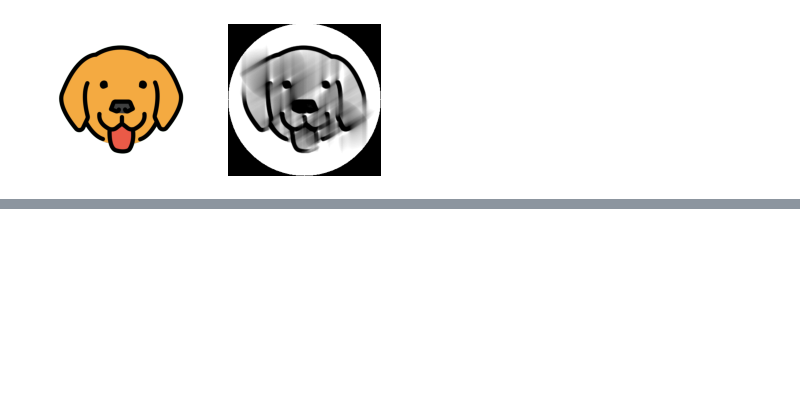
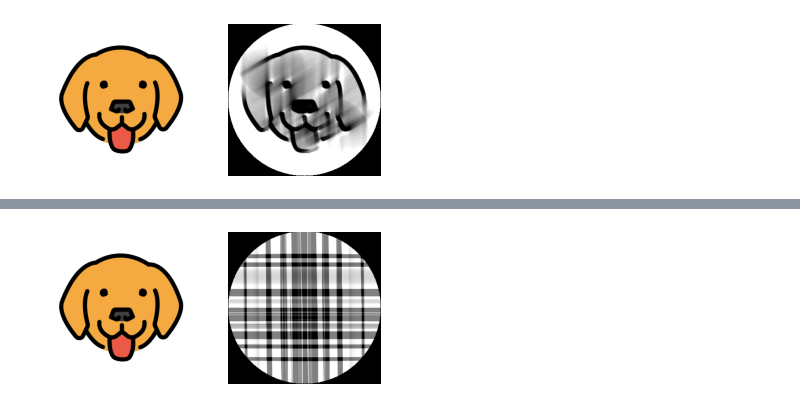
Before and after one commit to kolibril13/pyscript-emoji-skimage, a Jupyter notebook: pr-preview/pr-7/emoji_notebook.ipynb, the cells around one changed output, grey strips where cells are left out. Drawn from its saved outputs; the diff is of its cells as text; code cells hidden in the pictures; blank space fills up the shorter version.

```diff
--- a/pr-preview/pr-7/emoji_notebook.ipynb
+++ b/pr-preview/pr-7/emoji_notebook.ipynb
@@ -38,0 +152,9 @@ show(filtered_image)
+# %%
+plt.subplot(1,2,1)
+show(emoji_data)
+
+plt.subplot(1,2,2)
+filtered_image = tomo_missing_angle_clip(emoji_data, fromangle= 0,toangle = 2) + tomo_missing_angle_clip(emoji_data, fromangle= 90,toangle = 91)
+show(filtered_image)
+# %% [output]
+[figure, added]
```
Also changed, not shown: parts of 7 cells of this notebook, 3 other files.
